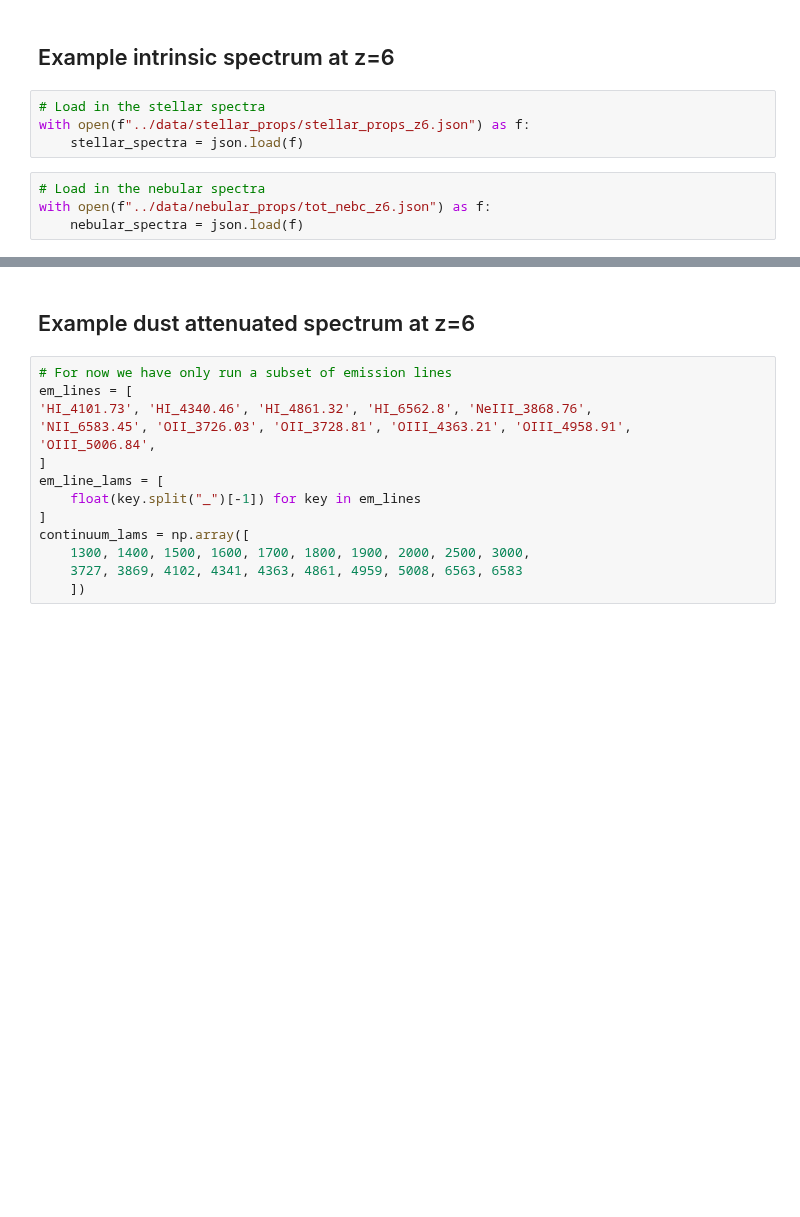
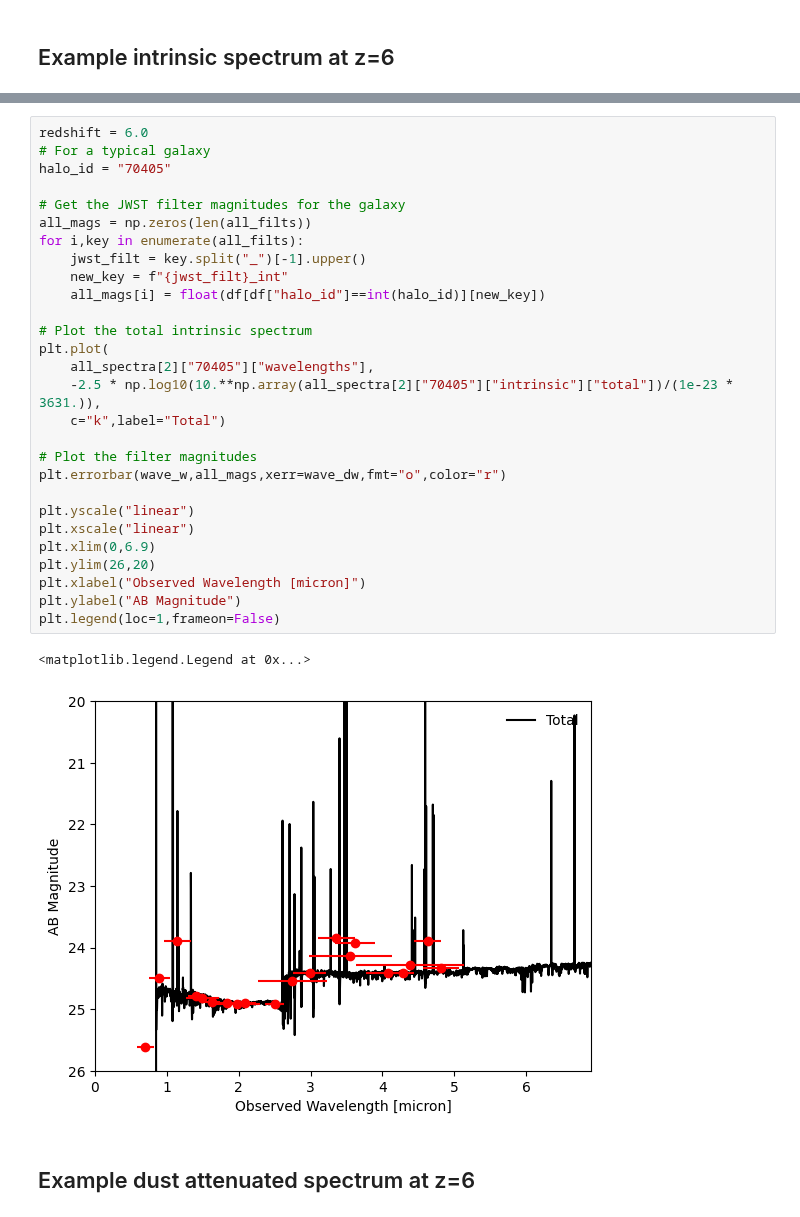
Before and after one commit to HarleyKatz/SPHINX-20-data, a Jupyter notebook: notebooks/sphinx_20_manual_02-full-spectra-and-filter-mags.ipynb, the cells around one changed output, grey strips where cells are left out. Cells and saved outputs as stored; diff of their text form; blank space fills up the shorter version.

```diff
--- a/notebooks/sphinx_20_manual_02-full-spectra-and-filter-mags.ipynb
+++ b/notebooks/sphinx_20_manual_02-full-spectra-and-filter-mags.ipynb
@@ -224,13 +50,5 @@ continuum_lams = np.array([
 # %% [markdown]
 ## Example intrinsic spectrum at z=6
-# %%
-# Load in the stellar spectra
-with open(f"../data/stellar_props/stellar_props_z6.json") as f:
-    stellar_spectra = json.load(f)
-# %%
-# Load in the nebular spectra
-with open(f"../data/nebular_props/tot_nebc_z6.json") as f:
-    nebular_spectra = json.load(f)
 # %%
 redshift = 6.0
 # For a typical galaxy
@@ -298,16 +114,33 @@ Text(0, 0.5, 'AB Magnitude')
+# %%
+redshift = 6.0
+# For a typical galaxy
+halo_id = "70405"
+
+# Get the JWST filter magnitudes for the galaxy
+all_mags = np.zeros(len(all_filts))
+for i,key in enumerate(all_filts):
+    jwst_filt = key.split("_")[-1].upper()
+    new_key = f"{jwst_filt}_int"
+    all_mags[i] = float(df[df["halo_id"]==int(halo_id)][new_key])
+
+# Plot the total intrinsic spectrum
+plt.plot(
+    all_spectra[2]["70405"]["wavelengths"],
+    -2.5 * np.log10(10.**np.array(all_spectra[2]["70405"]["intrinsic"]["total"])/(1e-23 * 3631.)),
+    c="k",label="Total")
+
+# Plot the filter magnitudes
+plt.errorbar(wave_w,all_mags,xerr=wave_dw,fmt="o",color="r")
+
+plt.yscale("linear")
+plt.xscale("linear")
+plt.xlim(0,6.9)
+plt.ylim(26,20)
+plt.xlabel("Observed Wavelength [micron]")
+plt.ylabel("AB Magnitude")
+plt.legend(loc=1,frameon=False)
+# %% [output]
+<matplotlib.legend.Legend at 0x...>
+[figure, added]
 # %% [markdown]
 ## Example dust attenuated spectrum at z=6
-# %%
-# For now we have only run a subset of emission lines
-em_lines = [
-'HI_4101.73', 'HI_4340.46', 'HI_4861.32', 'HI_6562.8', 'NeIII_3868.76',
-'NII_6583.45', 'OII_3726.03', 'OII_3728.81', 'OIII_4363.21', 'OIII_4958.91',
-'OIII_5006.84',
-]
-em_line_lams = [
-    float(key.split("_")[-1]) for key in em_lines
-]
-continuum_lams = np.array([
-    1300, 1400, 1500, 1600, 1700, 1800, 1900, 2000, 2500, 3000,
-    3727, 3869, 4102, 4341, 4363, 4861, 4959, 5008, 6563, 6583
-    ])
```
Also changed, not shown: parts of 16 cells of this notebook, 3 other files.
